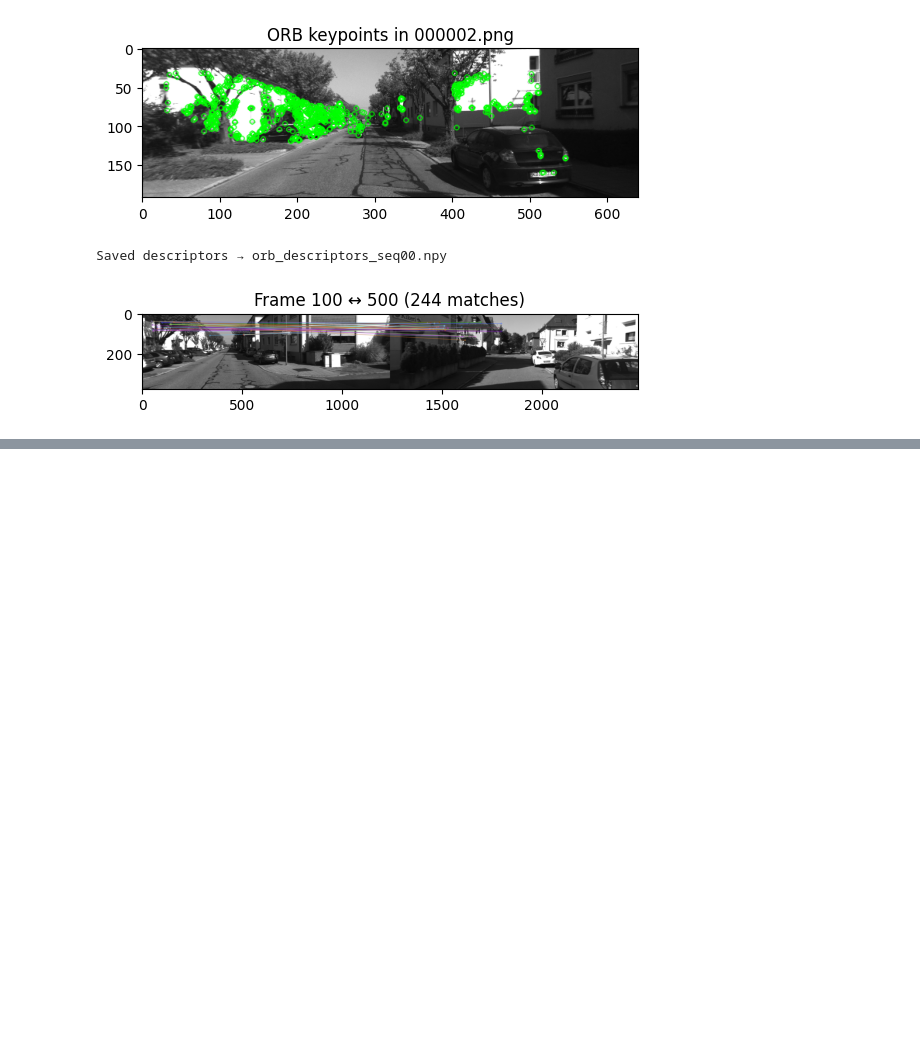
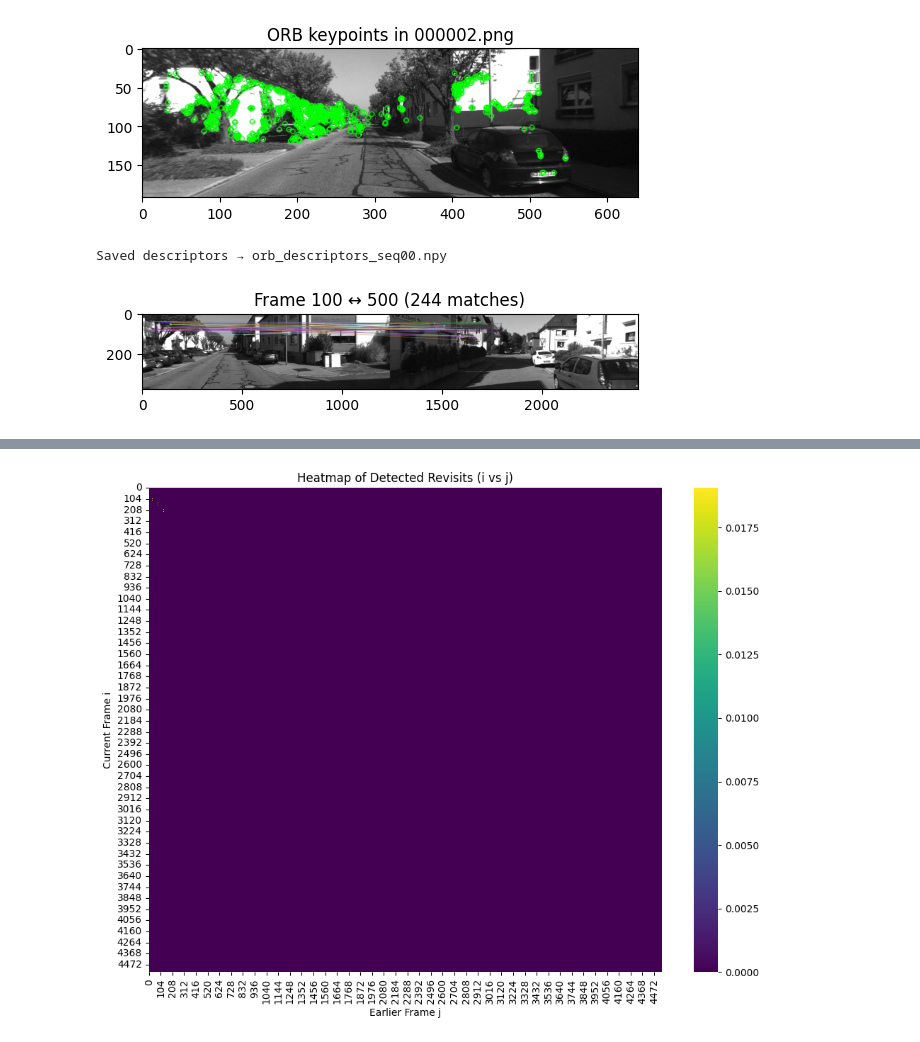
Before and after one commit to ChiragKothari/LTU-CV-IP, a Jupyter notebook: Project-Feature Extraction for Place Recognition.ipynb, the cells around one changed output, grey strips where cells are left out. Cells and saved outputs as stored; diff of their text form; code cells hidden in the pictures; blank space fills up the shorter version.

```diff
--- a/Project-Feature Extraction for Place Recognition.ipynb
+++ b/Project-Feature Extraction for Place Recognition.ipynb
@@ -90,29 +90,32 @@ if desc1 is not None and desc2 is not None:
 # %% [output]
 [figure]
 # %%
+from collections import defaultdict
+
 # -----------------------------
-# 7. Place Recognition (Revisit Detection)
+# 6. Place Recognition Logic — Top-10 Candidates
 # -----------------------------
+bf = cv2.BFMatcher(cv2.NORM_HAMMING, crossCheck=True)
 N = len(features)
-top_matches = []
+revisit_candidates = defaultdict(list)  # i : list of (j, score)
 
-for i in tqdm(range(100, N, 20), desc="Detecting revisits"):
+for i in tqdm(range(100, N, 10), desc="Searching for revisit candidates"):
     desc_i = features[i][1]
     if desc_i is None:
         continue
 
-    best_score, best_j = 0, -1
-    for j in range(0, i - 50, 20):  # avoid nearby frames
+    scores = []
+    for j in range(0, i - 50, 10):  # avoid temporally close frames
         desc_j = features[j][1]
         if desc_j is None:
             continue
         matches = bf.match(desc_i, desc_j)
-        if len(matches) == 0:
+        if not matches:
             continue
         avg_dist = np.mean([m.distance for m in matches])
         score = 1 / avg_dist
-        if score > best_score:
-            best_score, best_j = score, j
+        scores.append((j, score))
 
-    if best_j != -1:
-        top_matches.append((i, best_j, best_score))
+    # Take top-10 best matches as revisit candidates
+    top_10 = sorted(scores, key=lambda x: -x[1])[:10]
+    revisit_candidates[i] = top_10
@@ -118,0 +212,20 @@ for i in tqdm(range(100, N, 20), desc="Detecting revisits"):
+# %%
+# heatmap of revisit detection
+import seaborn as sns
+
+match_matrix = np.zeros((N, N))
+for i, candidates in revisit_candidates.items():
+    for j, score in candidates:
+        if is_true_revisit(i, j):
+            match_matrix[i, j] = score
+
+plt.figure(figsize=(10, 8))
+sns.heatmap(match_matrix, cmap='viridis', cbar=True)
+plt.title("Heatmap of Detected Revisits (i vs j)")
+plt.xlabel("Earlier Frame j")
+plt.ylabel("Current Frame i")
+plt.tight_layout()
+plt.savefig("revisit_heatmap.png")
+plt.show()
+# %% [output]
+[figure, added]
```
Also changed, not shown: parts of 4 cells of this notebook.
